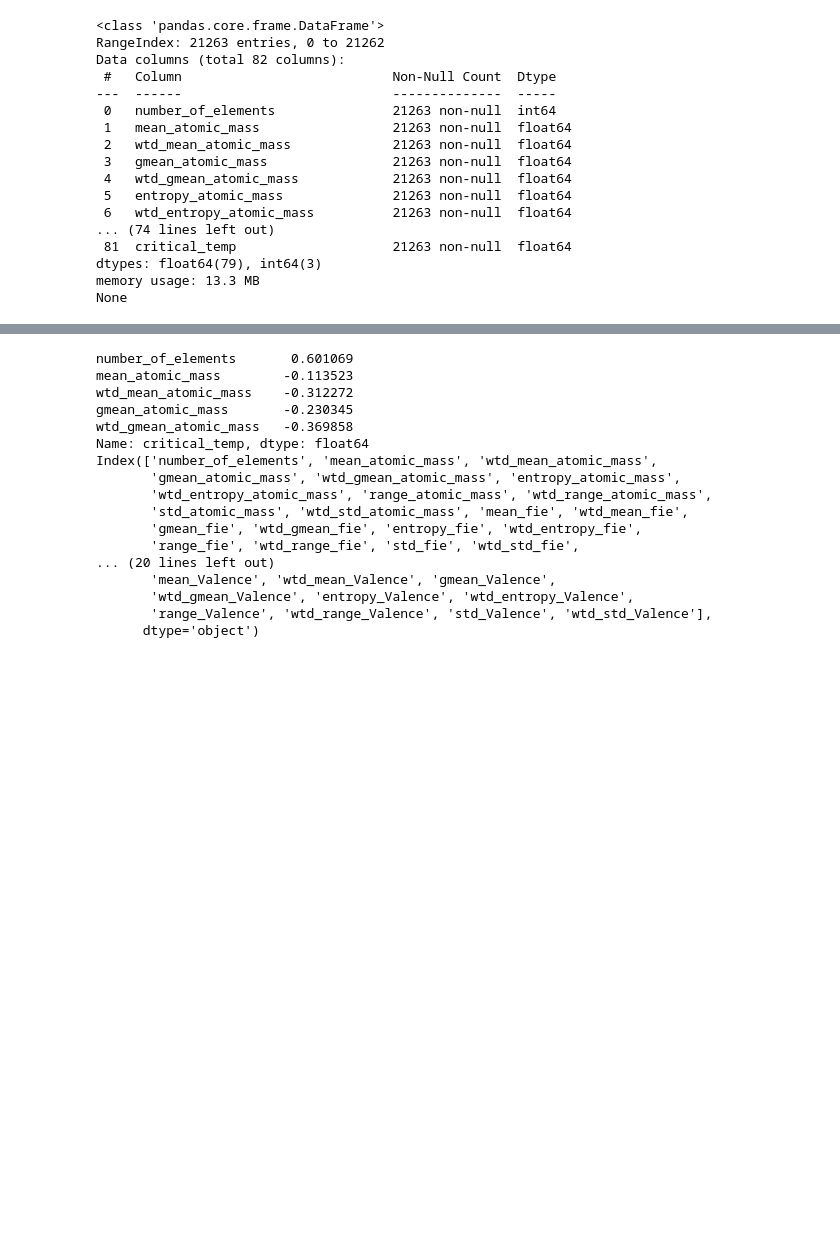
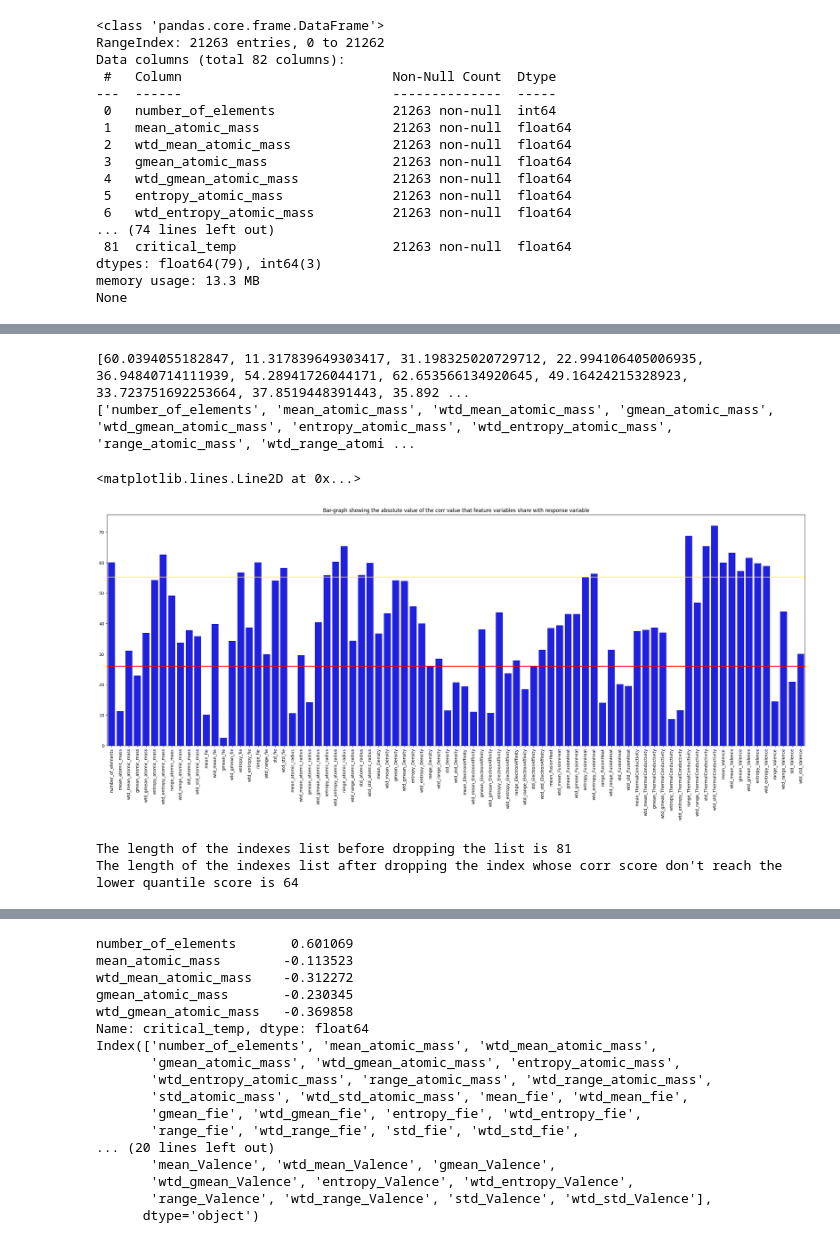
Before and after one commit to Amitejashrout99/SuperconductivityPrediction, a Jupyter notebook: InitialExploration.ipynb, the cells around one changed output, grey strips where cells are left out. Drawn from its saved outputs; the diff is of its cells as text; code cells hidden in the pictures; blank space fills up the shorter version.

```diff
--- a/InitialExploration.ipynb
+++ b/InitialExploration.ipynb
@@ -74,3 +74,10 @@ Data columns (total 82 columns):
 dtypes: float64(79), int64(3)
 memory usage: 13.3 MB
 None
+# %%
+#Printing the length of the model before dropping the duplicates
+print( f"The length of the dataset before dropping the duplicates is { len(atomic_properties_df) }" )
+#Dropping the duplicates
+atomic_properties_df = atomic_properties_df.drop_duplicates()
+#Printing the length of the model after dropping the duplicates
+print( f"The length of the dataset after dropping the duplicates is { len( atomic_properties_df ) }" )
@@ -76,0 +141,13 @@ None
+# %%
+#Getting the co-relation matrix
+atomic_properties_df_corr = atomic_properties_df.corr()
+#Printing the co-relation matrix
+#print( atomic_properties_df_corr.head() )
+#Since we are interested in the propertie for the critical_temp only, we will be extracting that feature only
+critical_temp_df = atomic_properties_df_corr.loc["critical_temp",:]
+#printing the critical_temp_df columns before dropping the critical_temp column
+print( critical_temp_df.head() )
+#Dropping the critical_temp column and seeing the co-relation values for other
+critical_temp_df = critical_temp_df.drop( index=["critical_temp"] )
+#printing the columns after dropping the critical_temp column
+print( critical_temp_df.index)
@@ -76,0 +172,41 @@ None
+# %%
+#Separating the index that have positive and negative co-relation
+distance_from_zero = []
+indexes =[]
+for index in critical_temp_df.index:
+  distance_from_zero.append( np.abs( critical_temp_df.loc[index] ) * 100 )
+  indexes.append( index )
+#Printing both the list
+print( distance_from_zero )
+print( indexes )
+# %% [output]
+[60.0394055182847, 11.317839649303417, 31.198325020729712, 22.994106405006935, 36.94840714111939, 54.28941726044171, 62.653566134920645, 49.16424215328923, 33.723751692253664, 37.8519448391443, 35.892 ...
+['number_of_elements', 'mean_atomic_mass', 'wtd_mean_atomic_mass', 'gmean_atomic_mass', 'wtd_gmean_atomic_mass', 'entropy_atomic_mass', 'wtd_entropy_atomic_mass', 'range_atomic_mass', 'wtd_range_atomi ...
+# %%
+#Plotting the absolute distance from zero in form of a bar-graph, the purpose of plotting the bar-graph is that instead of straight-forward rejecting the properties with negative
+#co-relation, only the feature variables whose absolute corr value is very close to zero are ignored
+plt.figure( figsize = ( 30,10 ) )
+plt.title( "Bar-graph showing the absolute value of the corr value that feature variables share with response variable" )
+plt.xticks(np.arange(0,len(indexes),step=1), indexes , rotation='vertical')
+sns.barplot( x= indexes , y = distance_from_zero , color = 'blue')
+#Printing the lower quartile value of the absolute corr value
+lower_quantile_corr_score = np.quantile( distance_from_zero , 0.25 )
+#Printing the upper quartile value of the absolute corr value
+upper_quantile_corr_score = np.quantile( distance_from_zero, 0.75 )
+#Plotting both the quartile values as a straight line
+plt.axhline( y = lower_quantile_corr_score, color = 'red' )
+plt.axhline( y = upper_quantile_corr_score, color = 'yellow' )
+# %% [output]
+<matplotlib.lines.Line2D at 0x...>
+[figure, added]
+# %%
+#It can be observed that there are 10 columns which are not able to reach the lower quantile score of contribution, therefore we will be dropping those index values from the column
+#Printing the length of the indexes list before dropping the index
+print( f"The length of the indexes list before dropping the list is {len( indexes )}" )
+for index, corr_score in zip( indexes, distance_from_zero ):
+  if( corr_score <= lower_quantile_corr_score ):
+    indexes.remove( index )
+print( f"The length of the indexes list after dropping the index whose corr score don't reach the lower quantile score is { len( indexes ) }" )
+# %% [output]
+The length of the indexes list before dropping the list is 81
+The length of the indexes list after dropping the index whose corr score don't reach the lower quantile score is 64
```
Also changed, not shown: parts of 28 cells of this notebook.
